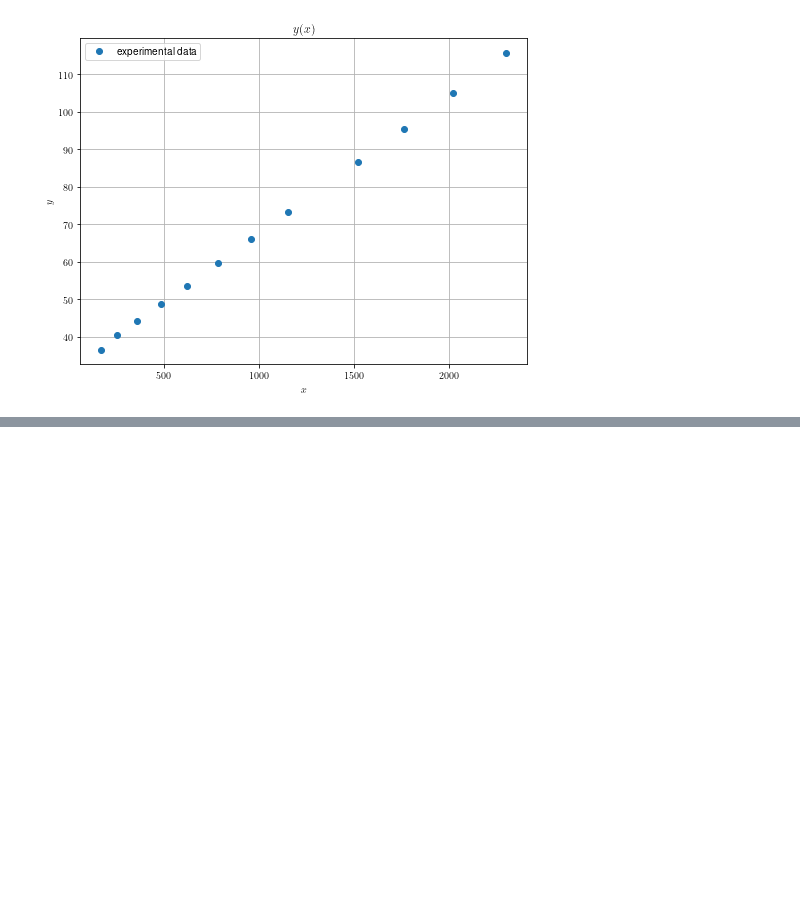
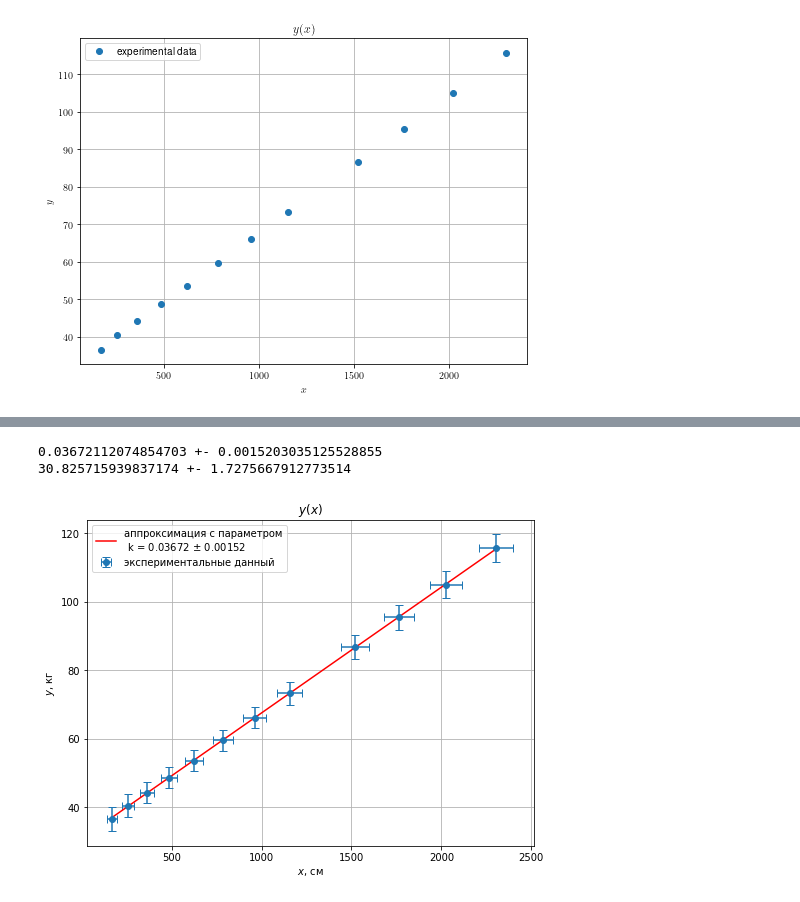
Before and after one commit to Hacker1337/LabDataTemplates, a Jupyter notebook: template.ipynb, the cells around one changed output, grey strips where cells are left out. Cells and saved outputs as stored; diff of their text form; code cells hidden in the pictures; blank space fills up the shorter version.

```diff
--- a/template.ipynb
+++ b/template.ipynb
@@ -77,0 +75,31 @@ i+=1
+# %%
+#xi square approximation with Y-errors
+
+def f(x, k, b):
+    return b + k * x
+
+from scipy.optimize import curve_fit
+popt, pcov = curve_fit(f, x, y, sigma=yerr, absolute_sigma=True)
+error = np.sqrt(np.diag(pcov))
+for v, er in zip(popt, error):
+    print(v,'+-',er)
+
+plt.figure(figsize=(8, 6))
+plt.errorbar(x, y, fmt="o", xerr=xerr, yerr=yerr, label="экспериментальные данный", capsize=4, ms=6)
+X = np.linspace(x.min(), x.max(), num=50)
+pres = '0.5f'   # точность при форматировании
+plt.plot(X, f(X, *popt), 'r', label=
+f"аппроксимация с параметром\n k = {format(popt[0], pres)} $\pm$ {format(error[0], pres)}")
+
+plt.grid(True)
+plt.xlabel(r"$x$, см")
+plt.ylabel(r"$y$, кг")
+plt.title(r"$y(x)$")
+plt.legend()
+
+plt.savefig(f"opt{i}.png", dpi=200)
+i+=1
+# %% [output]
+0.03672112074854703 +- 0.0015203035125528855
+30.825715939837174 +- 1.7275667912773514
+[figure, added]
```
Also changed, not shown: parts of 1 cell of this notebook, 1 other file.
